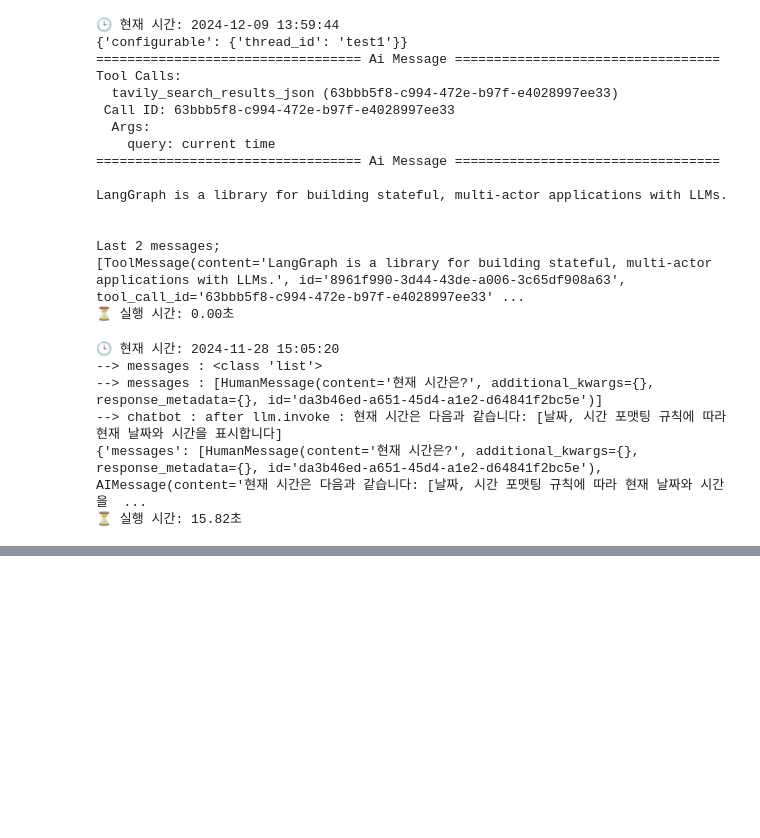
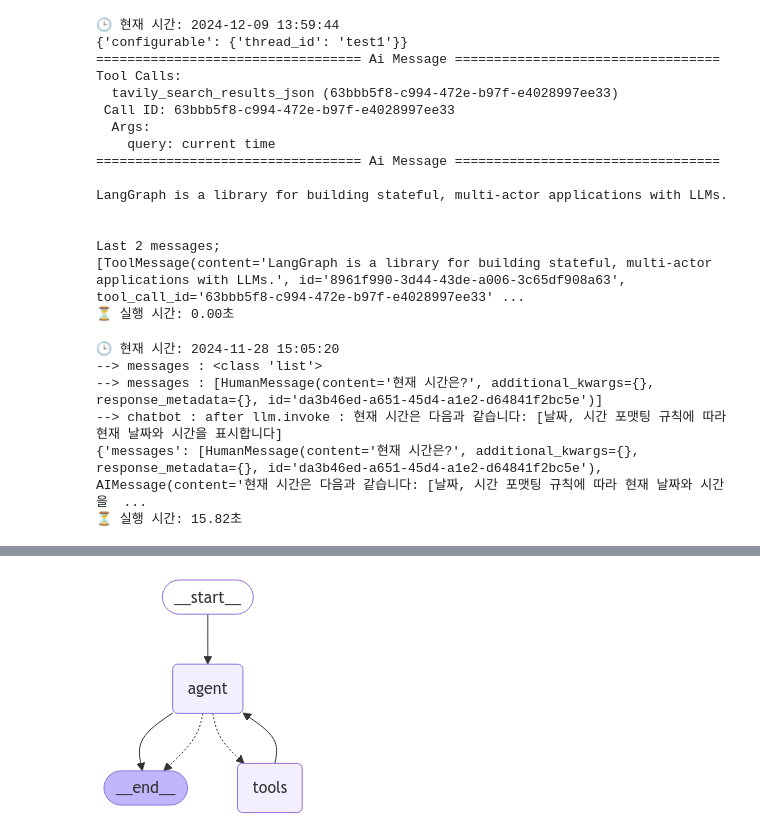
Before and after one commit to catmasterlim/customAIService, a Jupyter notebook: langchain/langraph.ipynb, the cells around one changed output, grey strips where cells are left out. Drawn from its saved outputs; the diff is of its cells as text; code cells hidden in the pictures; blank space fills up the shorter version.

```diff
--- a/langchain/langraph.ipynb
+++ b/langchain/langraph.ipynb
@@ -85,8 +83,9 @@ print(result2)
 from langchain_ollama.llms import OllamaLLM
 from langchain_ollama.chat_models import ChatOllama
 
+model_name = "llama3.2"
 # llm = OllamaLLM(model=model_name)
-llm = ChatOllama(model=model_name)
+llm = ChatOllama(model=model_name, temperature=0)
 # %%
 from langchain_core.prompts import ChatPromptTemplate
 
@@ -451,0 +433,79 @@ Requirement already satisfied: langgraph>=0.2.6 in /home/stlim/projects/samples/
+# %%
+from typing import Annotated, Any, List, Literal
+from typing_extensions import TypedDict
+
+from langchain_core.messages import AIMessage
+from langchain_core.tools import tool
+from langgraph.prebuilt import ToolNode
+
+
+@tool
+def get_weather(location: str):
+    """Call to get the weather"""
+    if location.lower() in ["seoul", "inchen"]:
+        return "It's 20 degrees and foggy."
+    else :
+        return "It's 100 degrees and sunny."
+
+@tool
+def get_coolest_cities():
+    """Get a list of coolest cities"""
+    return "seoul, inchen"
+
+tools = [get_coolest_cities, get_weather]
+tool_node = ToolNode(tools=tools)
+
+print(llm)
+model_with_tools = llm.bind_tools(tools)
+
+
+from langgraph.graph import StateGraph, END, START
+from langgraph.graph.message import add_messages
+import operator
+from langchain.chains import ConversationalRetrievalChain
+
+
+class State(TypedDict):
+    messages: Annotated[List[Any], add_messages]
+
+def chatboat(state: State):
+    return {
+        "messages" : [llm.invoke(state["messages"])]
+        }
+
+def file_uploader(state: State) -> Literal["chatboat"]:
+
+
+def should_continue(state: State) -> Literal["tools", END]:
+    messages = state["messages"]
+    last_message = messages[-1]
+    if last_message.tool_calls:
+        return "tools"
+    return END
+
+def call_model(state: State):
+    messages = state["messages"]
+    response = model_with_tools.invoke(messages)
+    return {"messages": [response]}
+
+graph_builder = StateGraph(State)
+
+graph_builder.add_node("agent", call_model)
+graph_builder.add_node("tools", tool_node)
+
+graph_builder.set_entry_point("agent")
+graph_builder.set_finish_point("agent")
+
+graph_builder.add_conditional_edges("agent", should_continue)
+graph_builder.add_edge("tools", "agent")
+
+graph = graph_builder.compile()
+
+from IPython.display import Image, display
+
+try:
+    display(Image(graph.get_graph().draw_mermaid_png()))
+except Exception:
+    # This requires some extra dependencies and is optional
+    pass
+# %% [output]
@@ -451,0 +513 @@ Requirement already satisfied: langgraph>=0.2.6 in /home/stlim/projects/samples/
+[figure, added]
```
Also changed, not shown: parts of 9 cells of this notebook, 3 other files.
